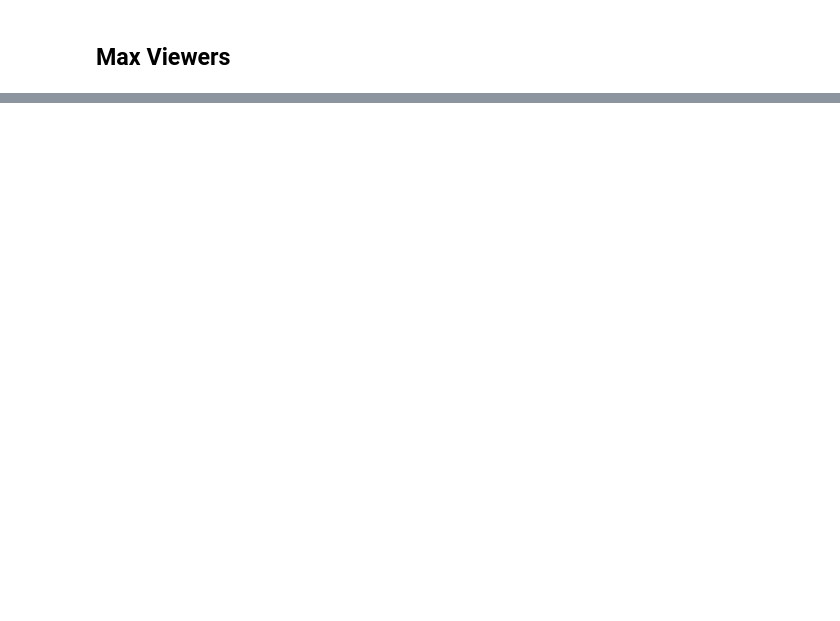
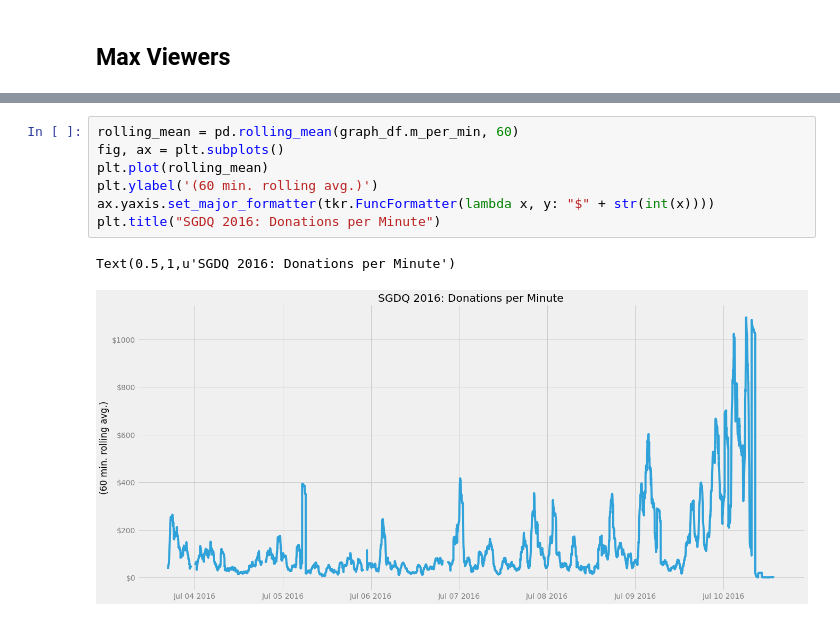
Before and after one commit to bcongdon/sgdq-2016-schedule-analysis, a Jupyter notebook: Post-Marathon Analysis.ipynb, the cells around one changed output, grey strips where cells are left out. Cells and saved outputs as stored; diff of their text form; blank space fills up the shorter version.

```diff
--- a/Post-Marathon Analysis.ipynb
+++ b/Post-Marathon Analysis.ipynb
@@ -174,0 +155,10 @@ Name: m_per_min, dtype: float64
+# %%
+rolling_mean = pd.rolling_mean(graph_df.m_per_min, 60)
+fig, ax = plt.subplots()
+plt.plot(rolling_mean)
+plt.ylabel('(60 min. rolling avg.)')
+ax.yaxis.set_major_formatter(tkr.FuncFormatter(lambda x, y: "$" + str(int(x))))
+plt.title("SGDQ 2016: Donations per Minute")
+# %% [output]
+Text(0.5,1,u'SGDQ 2016: Donations per Minute')
+[figure, added]
```
Also changed, not shown: parts of 16 cells of this notebook, 4 other files.
